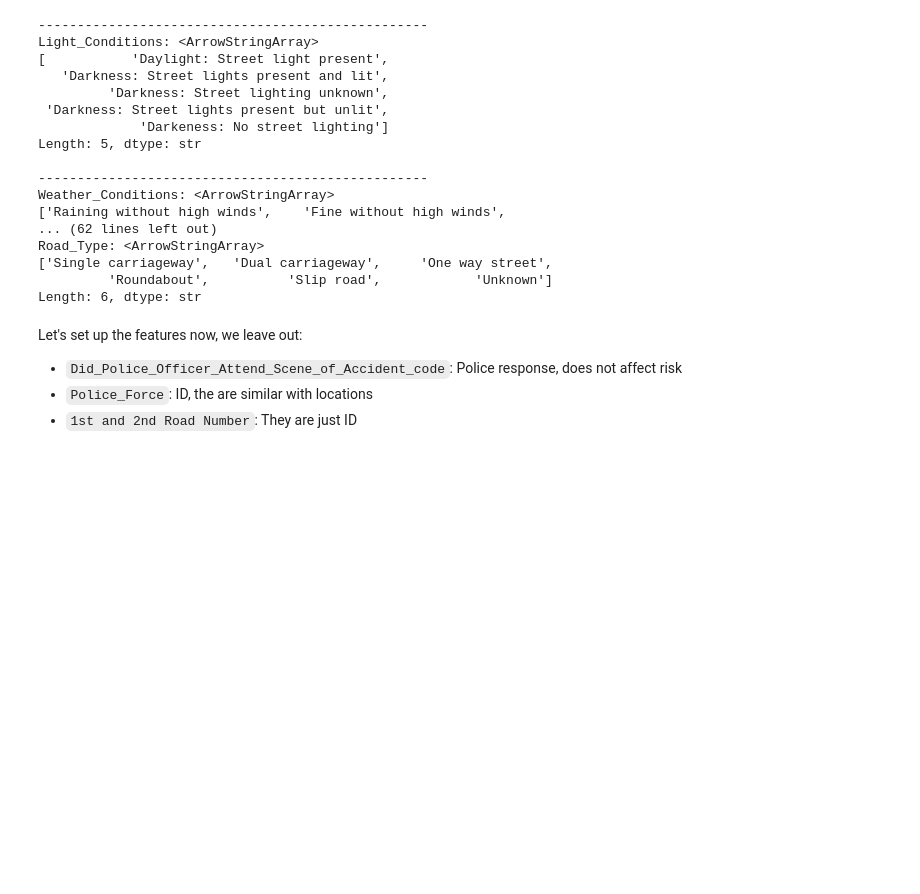
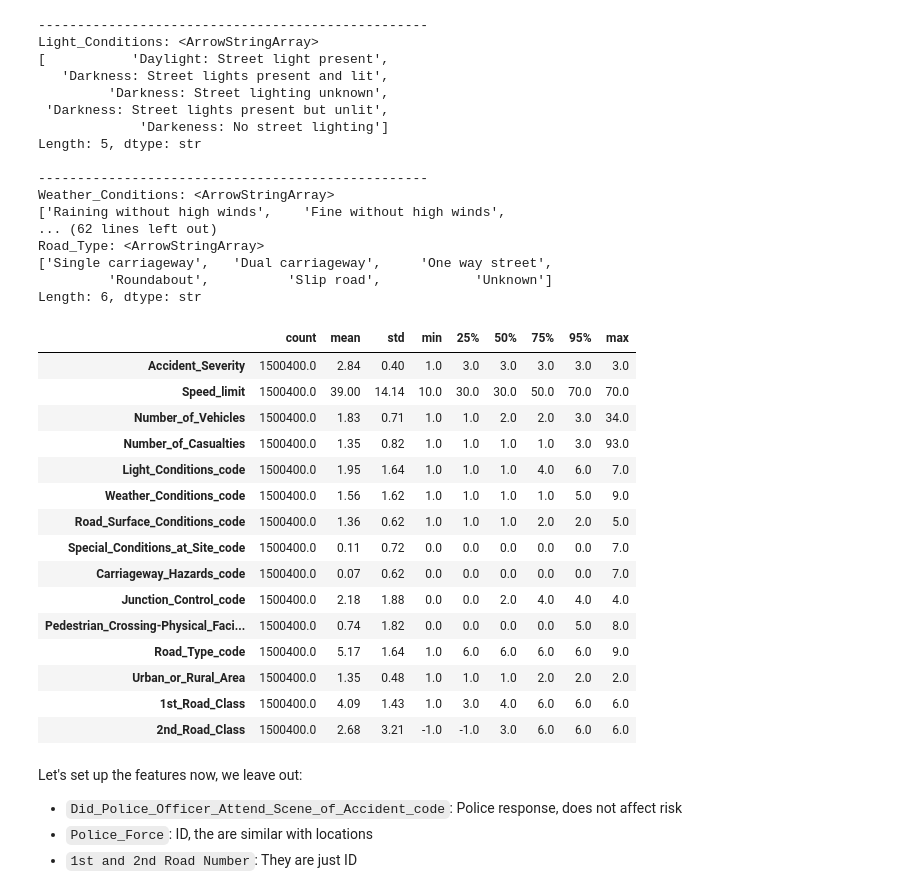
Before and after one commit to Doug-Vo/ML-Self-Project, a Jupyter notebook: EDA/uk_accident.ipynb, the cells around one changed output. Saved outputs shown, nothing was run; the diff lists cells and outputs as text; code cells hidden in the pictures; blank space fills up the shorter version.

```diff
--- a/EDA/uk_accident.ipynb
+++ b/EDA/uk_accident.ipynb
@@ -875,6 +875,59 @@ mapping_cols = {
 
 for col, mapping in mapping_cols.items():
     df_accident[f"{col}_code"] = df_accident[col].map(mapping)
+# %%
+stats_cols = [
+    # Target
+    "Accident_Severity",
+
+    # Continuous / meaningful numeric
+    # "Longitude",
+    # "Latitude",
+    "Speed_limit",
+    "Number_of_Vehicles",
+    "Number_of_Casualties",
+
+    # Temporal (raw, not cyclic encoded versions)
+    # "Hour",
+    # "Day_of_Week",
+    # "Month",
+    # "Year",
+
+    # Road & environment codes
+    "Light_Conditions_code",
+    "Weather_Conditions_code",
+    "Road_Surface_Conditions_code",
+    "Special_Conditions_at_Site_code",
+    "Carriageway_Hazards_code",
+    "Junction_Control_code",
+    "Pedestrian_Crossing-Physical_Facilities_code",
+    "Road_Type_code",
+    "Urban_or_Rural_Area",
+    "1st_Road_Class",
+    "2nd_Road_Class",
+]
+
+stats = df_accident[stats_cols].describe(percentiles=[0.25, 0.5, 0.75, 0.95]).T
+stats = stats.round(2)
+
+stats
+# %% [output]
+|  | count | mean | std | min | 25% | 50% | 75% | 95% | max |
+| Accident_Severity | 1500400.0 | 2.84 | 0.40 | 1.0 | 3.0 | 3.0 | 3.0 | 3.0 | 3.0 |
+| Speed_limit | 1500400.0 | 39.00 | 14.14 | 10.0 | 30.0 | 30.0 | 50.0 | 70.0 | 70.0 |
+| Number_of_Vehicles | 1500400.0 | 1.83 | 0.71 | 1.0 | 1.0 | 2.0 | 2.0 | 3.0 | 34.0 |
+| Number_of_Casualties | 1500400.0 | 1.35 | 0.82 | 1.0 | 1.0 | 1.0 | 1.0 | 3.0 | 93.0 |
+| Light_Conditions_code | 1500400.0 | 1.95 | 1.64 | 1.0 | 1.0 | 1.0 | 4.0 | 6.0 | 7.0 |
+| Weather_Conditions_code | 1500400.0 | 1.56 | 1.62 | 1.0 | 1.0 | 1.0 | 1.0 | 5.0 | 9.0 |
+| Road_Surface_Conditions_code | 1500400.0 | 1.36 | 0.62 | 1.0 | 1.0 | 1.0 | 2.0 | 2.0 | 5.0 |
+| Special_Conditions_at_Site_code | 1500400.0 | 0.11 | 0.72 | 0.0 | 0.0 | 0.0 | 0.0 | 0.0 | 7.0 |
+| Carriageway_Hazards_code | 1500400.0 | 0.07 | 0.62 | 0.0 | 0.0 | 0.0 | 0.0 | 0.0 | 7.0 |
+| Junction_Control_code | 1500400.0 | 2.18 | 1.88 | 0.0 | 0.0 | 2.0 | 4.0 | 4.0 | 4.0 |
+| Pedestrian_Crossing-Physical_Faci... | 1500400.0 | 0.74 | 1.82 | 0.0 | 0.0 | 0.0 | 0.0 | 5.0 | 8.0 |
+| Road_Type_code | 1500400.0 | 5.17 | 1.64 | 1.0 | 6.0 | 6.0 | 6.0 | 6.0 | 9.0 |
+| Urban_or_Rural_Area | 1500400.0 | 1.35 | 0.48 | 1.0 | 1.0 | 1.0 | 2.0 | 2.0 | 2.0 |
+| 1st_Road_Class | 1500400.0 | 4.09 | 1.43 | 1.0 | 3.0 | 4.0 | 6.0 | 6.0 | 6.0 |
+| 2nd_Road_Class | 1500400.0 | 2.68 | 3.21 | -1.0 | -1.0 | 3.0 | 6.0 | 6.0 | 6.0 |
 # %% [markdown]
 Let's set up the features now, we leave out:
 - `Did_Police_Officer_Attend_Scene_of_Accident_code`: Police response, does not affect risk
```
Also changed, not shown: parts of 2 cells of this notebook.
